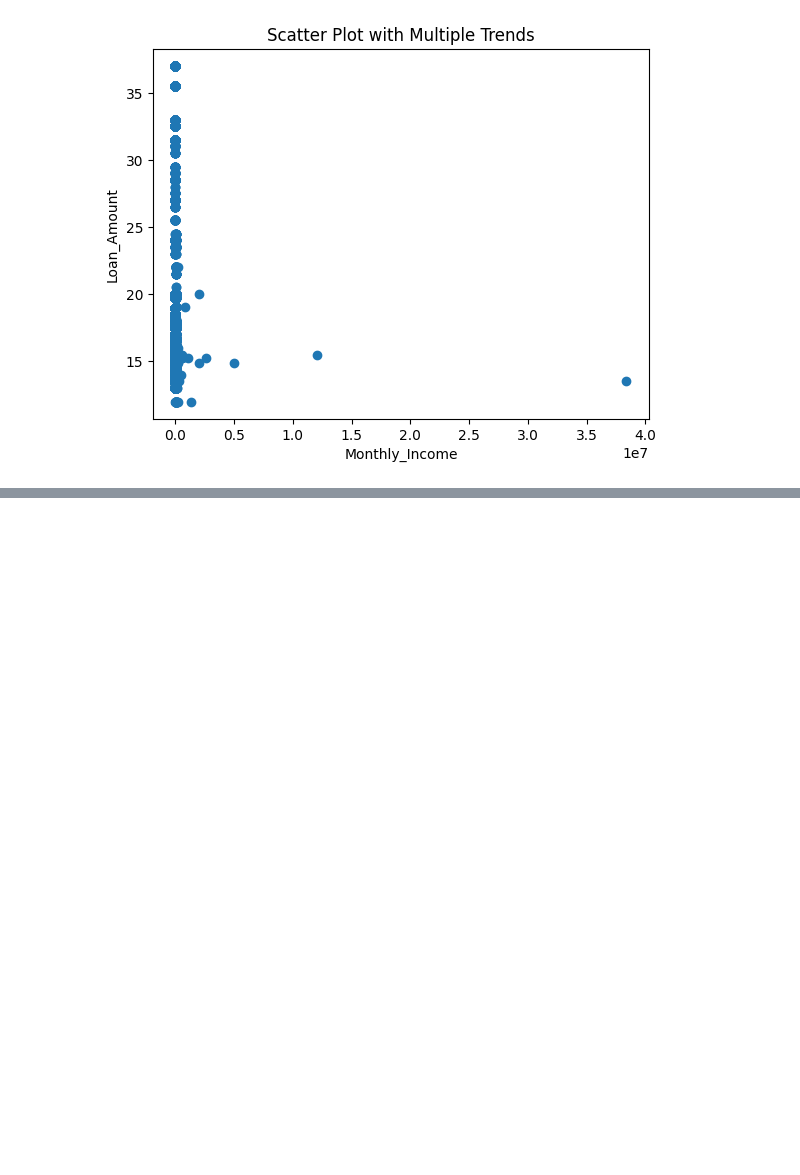
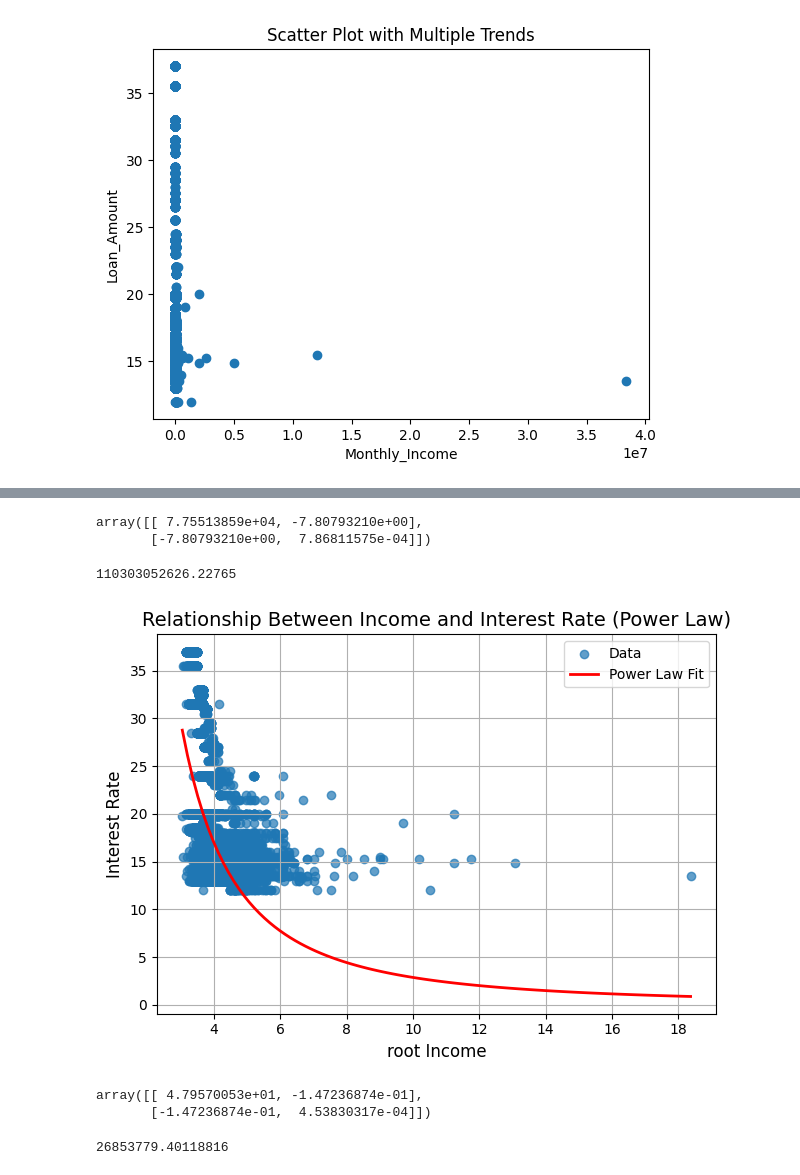
Before and after one commit to tomwillcode/9th_wave_cantek, a Jupyter notebook: Bank_Marketing_Analysis.ipynb, the cells around one changed output, grey strips where cells are left out. Saved outputs shown, nothing was run; the diff lists cells and outputs as text; code cells hidden in the pictures; blank space fills up the shorter version.

```diff
--- a/Bank_Marketing_Analysis.ipynb
+++ b/Bank_Marketing_Analysis.ipynb
@@ -739,0 +692,2 @@ plt.show()
+# %%
+df['root_income'] = df['Monthly_Income']**(1/6)
@@ -739,0 +742,44 @@ plt.show()
+# %%
+covariance
+# %% [output]
+array([[ 7.75513859e+04, -7.80793210e+00],
+       [-7.80793210e+00,  7.86811575e-04]])
+# %%
+np.linalg.cond(covariance)
+# %% [output]
+110303052626.22765
+# %%
+def power_law(x, a, b):
+    return a * np.power(x, b)
+
+plt.scatter(df_nona['root_income'], df_nona['Interest_Rate'], alpha=0.7, label='Data')
+
+x = df_nona['root_income']
+y = df_nona['Interest_Rate']
+
+params, covariance = curve_fit(power_law, x, y)
+a, b = params
+
+x_fit = np.linspace(min(x), max(x), 100)
+y_fit = power_law(x_fit, a, b)
+plt.plot(x_fit, y_fit, color='red', linestyle='-', linewidth=2, label='Power Law Fit')
+
+plt.xlabel('root Income', fontsize=12)
+plt.ylabel('Interest Rate', fontsize=12)
+plt.title('Relationship Between Income and Interest Rate (Power Law)', fontsize=14)
+plt.legend()
+
+plt.grid(True)
+plt.tight_layout()
+plt.show()
+# %% [output]
+[figure, added]
+# %%
+covariance
+# %% [output]
+array([[ 4.79570053e+01, -1.47236874e-01],
+       [-1.47236874e-01,  4.53830317e-04]])
+# %%
+np.linalg.cond(covariance)
+# %% [output]
+26853779.40118816
```
Also changed, not shown: parts of 35 cells of this notebook, 1 other file.
